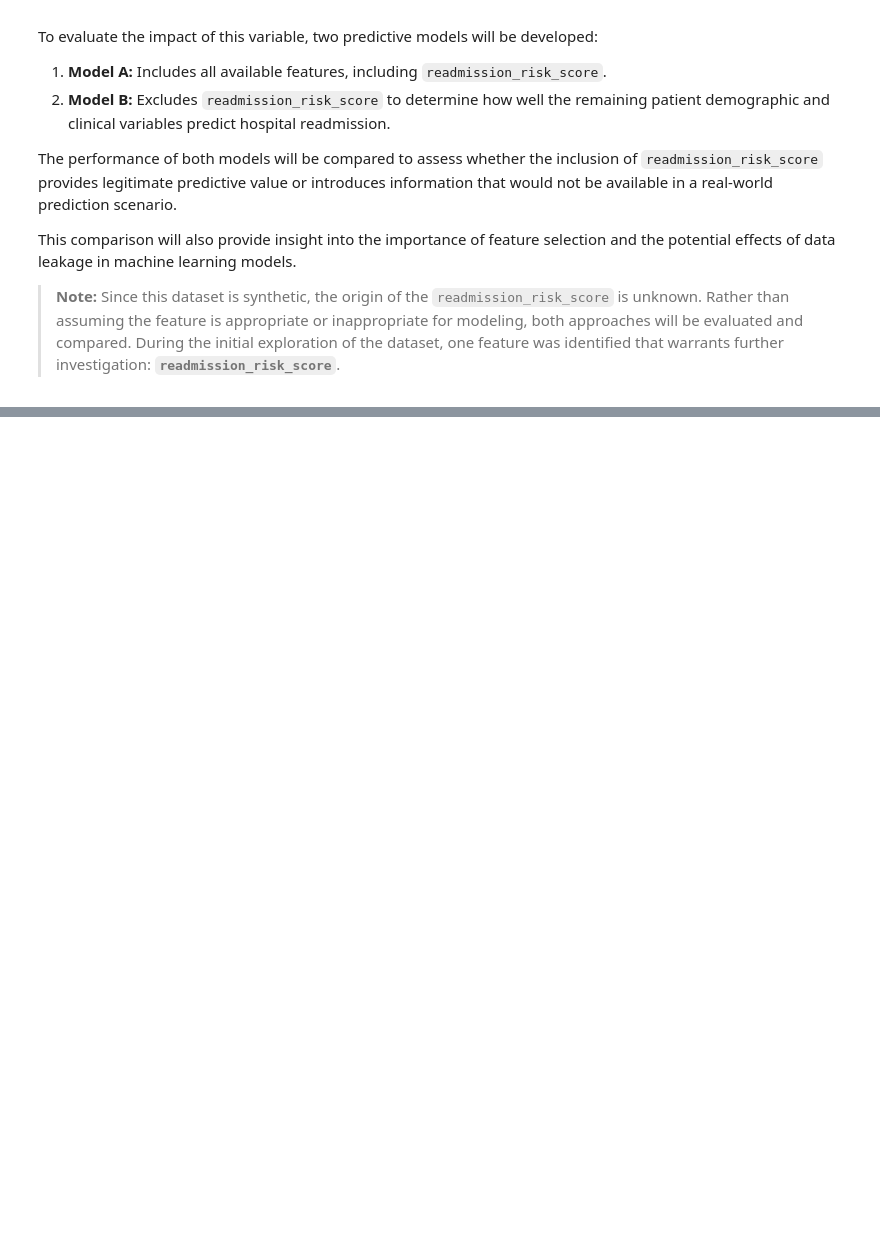
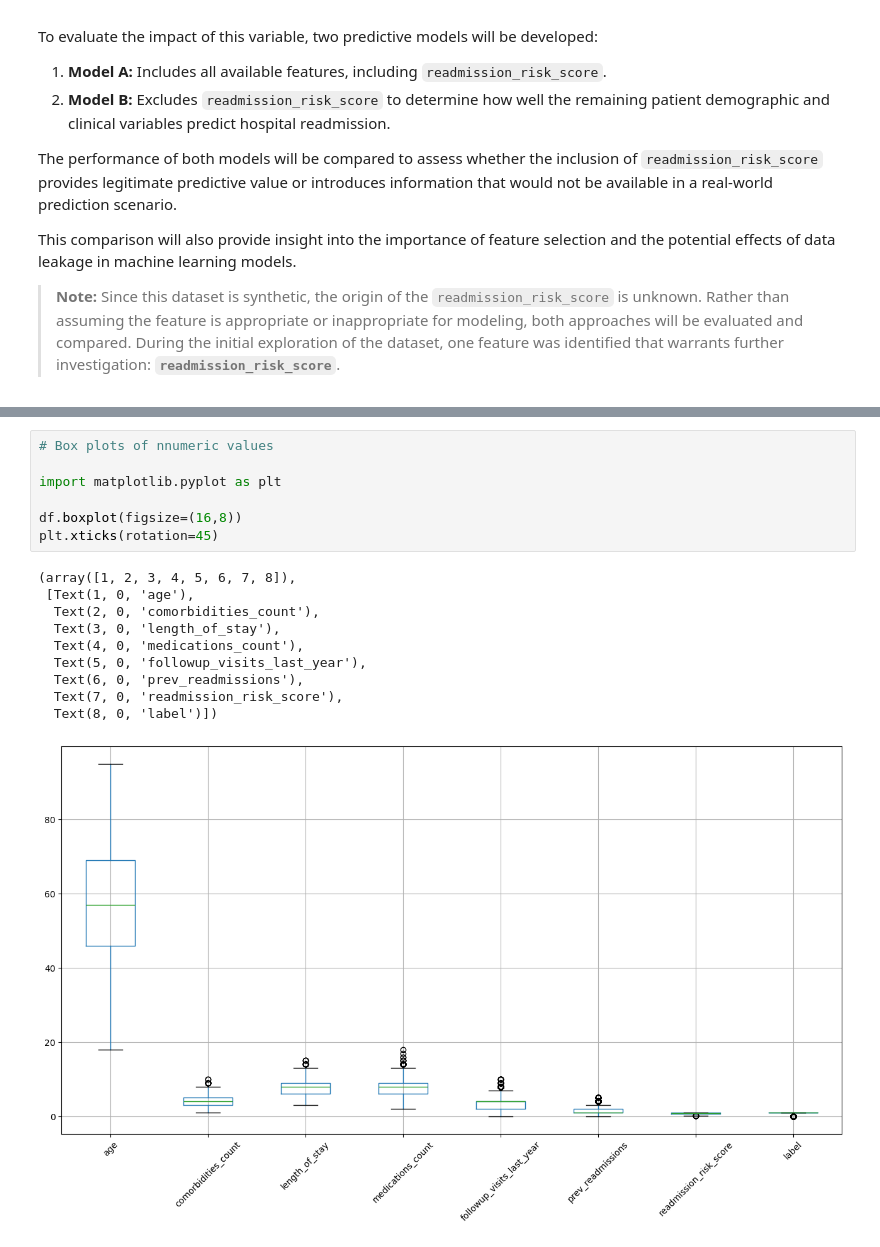
Before and after one commit to royphelps1/hospital-readmission-analysis, a Jupyter notebook: notebooks/01_exploratory_data_analysis.ipynb, the cells around one changed output, grey strips where cells are left out. Saved outputs shown, nothing was run; the diff lists cells and outputs as text; blank space fills up the shorter version.

```diff
--- a/notebooks/01_exploratory_data_analysis.ipynb
+++ b/notebooks/01_exploratory_data_analysis.ipynb
@@ -149,0 +163,18 @@ During the initial exploration of the dataset, one feature was identified that w
+# %%
+# Box plots of nnumeric values
+
+import matplotlib.pyplot as plt
+
+df.boxplot(figsize=(16,8))
+plt.xticks(rotation=45)
+# %% [output]
+(array([1, 2, 3, 4, 5, 6, 7, 8]),
+ [Text(1, 0, 'age'),
+  Text(2, 0, 'comorbidities_count'),
+  Text(3, 0, 'length_of_stay'),
+  Text(4, 0, 'medications_count'),
+  Text(5, 0, 'followup_visits_last_year'),
+  Text(6, 0, 'prev_readmissions'),
+  Text(7, 0, 'readmission_risk_score'),
+  Text(8, 0, 'label')])
+[figure, added]
```
Also changed, not shown: parts of 4 cells of this notebook.
